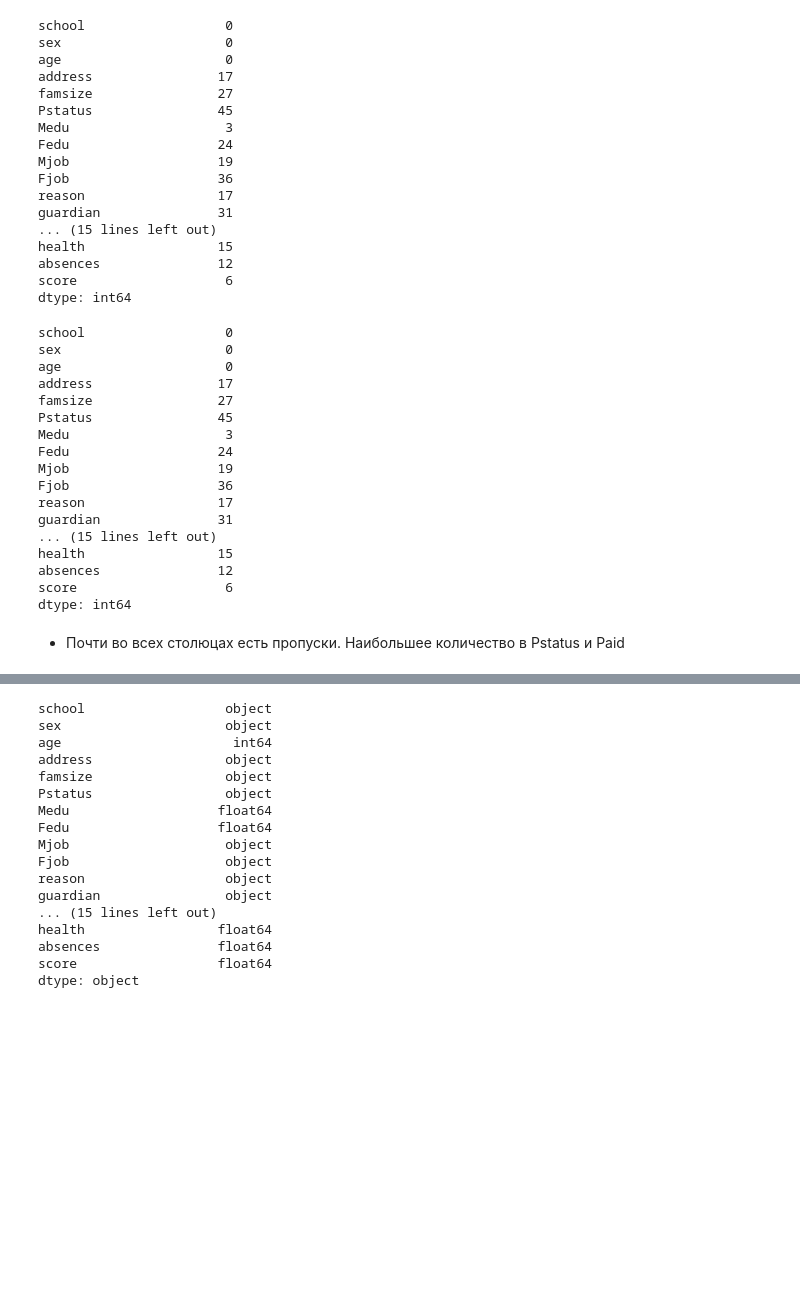
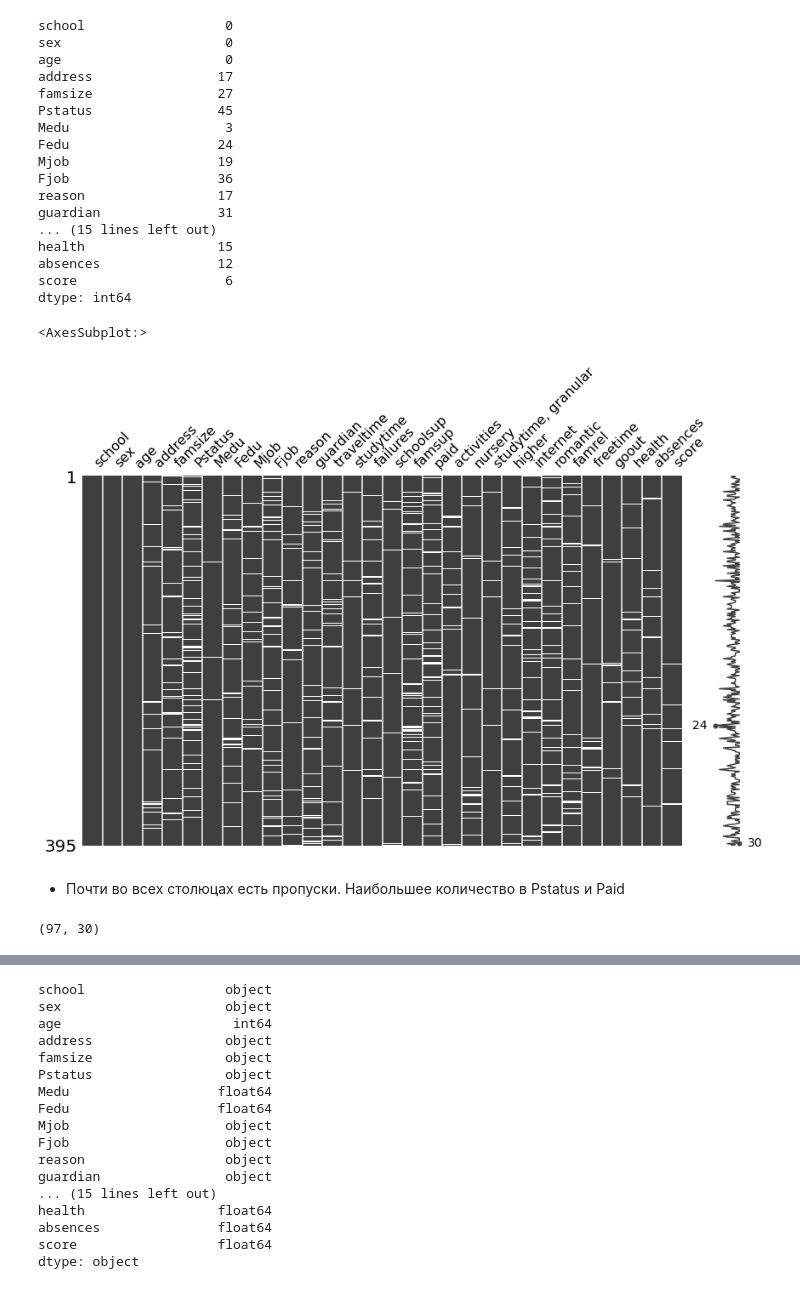
Before and after one commit to artkel/module_2, a Jupyter notebook: EDA_UNICEF.ipynb, the cells around one changed output, grey strips where cells are left out. Drawn from its saved outputs; the diff is of its cells as text; code cells hidden in the pictures; blank space fills up the shorter version.

```diff
--- a/EDA_UNICEF.ipynb
+++ b/EDA_UNICEF.ipynb
@@ -53,25 +54,10 @@ health                 15
 absences               12
 score                   6
 dtype: int64
-# %%
-df.isnull().sum()
-# %% [output]
-school                  0
-sex                     0
-age                     0
-address                17
-famsize                27
-Pstatus                45
-Medu                    3
-Fedu                   24
-Mjob                   19
-Fjob                   36
-reason                 17
-guardian               31
-... (15 lines left out)
-health                 15
-absences               12
-score                   6
-dtype: int64
+# %%
+msno.matrix(df,figsize=(14,8))
+# %% [output]
+<AxesSubplot:>
+[figure, added]
 # %% [markdown]
 * Почти во всех столюцах есть пропуски. Наибольшее количество в Pstatus и Paid
@@ -77,0 +66,5 @@ dtype: int64
+# %%
+df_copy = df_copy.dropna(how="any")
+df_copy.shape
+# %% [output]
+(97, 30)
```
Also changed, not shown: parts of 20 cells of this notebook.
